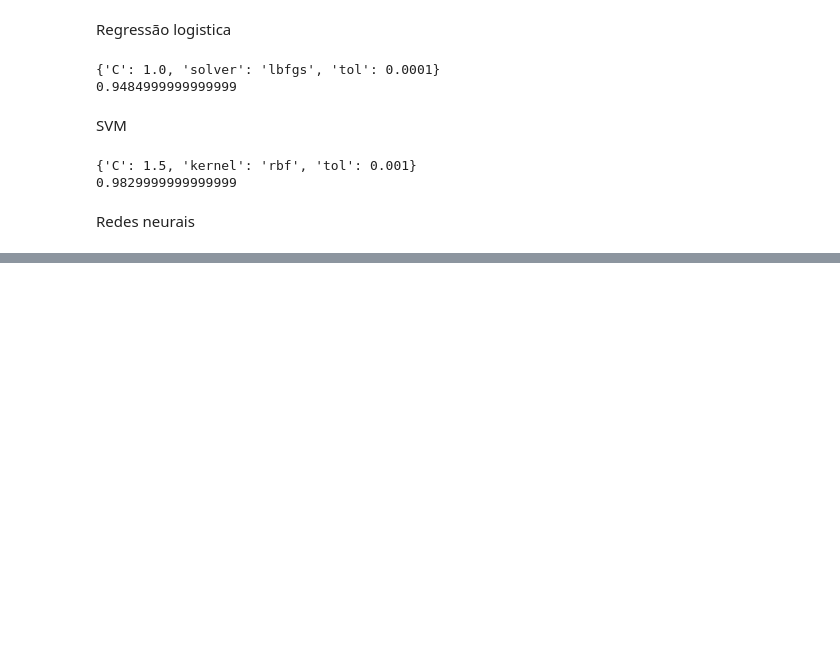
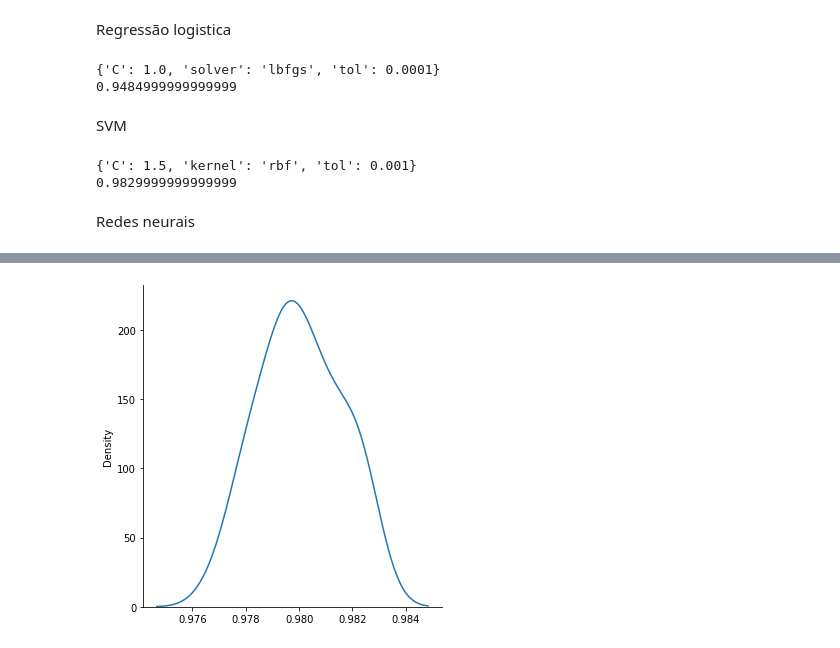
Before and after one commit to matheusdepra/MachineLearning-Udemy, a Jupyter notebook: Avaliação dos algoritmos.ipynb, the cells around one changed output, grey strips where cells are left out. Saved outputs shown, nothing was run; the diff lists cells and outputs as text; code cells hidden in the pictures; blank space fills up the shorter version.

```diff
--- a/Avaliação dos algoritmos.ipynb
+++ b/Avaliação dos algoritmos.ipynb
@@ -185,0 +320,4 @@ ValueError: The activation 'tahn' is not supported. Supported activations are ['
+# %%
+sns.displot(resultados_knn, kind = 'kde');
+# %% [output]
+[figure, added]
```
Also changed, not shown: parts of 34 cells of this notebook, 1 other file.
